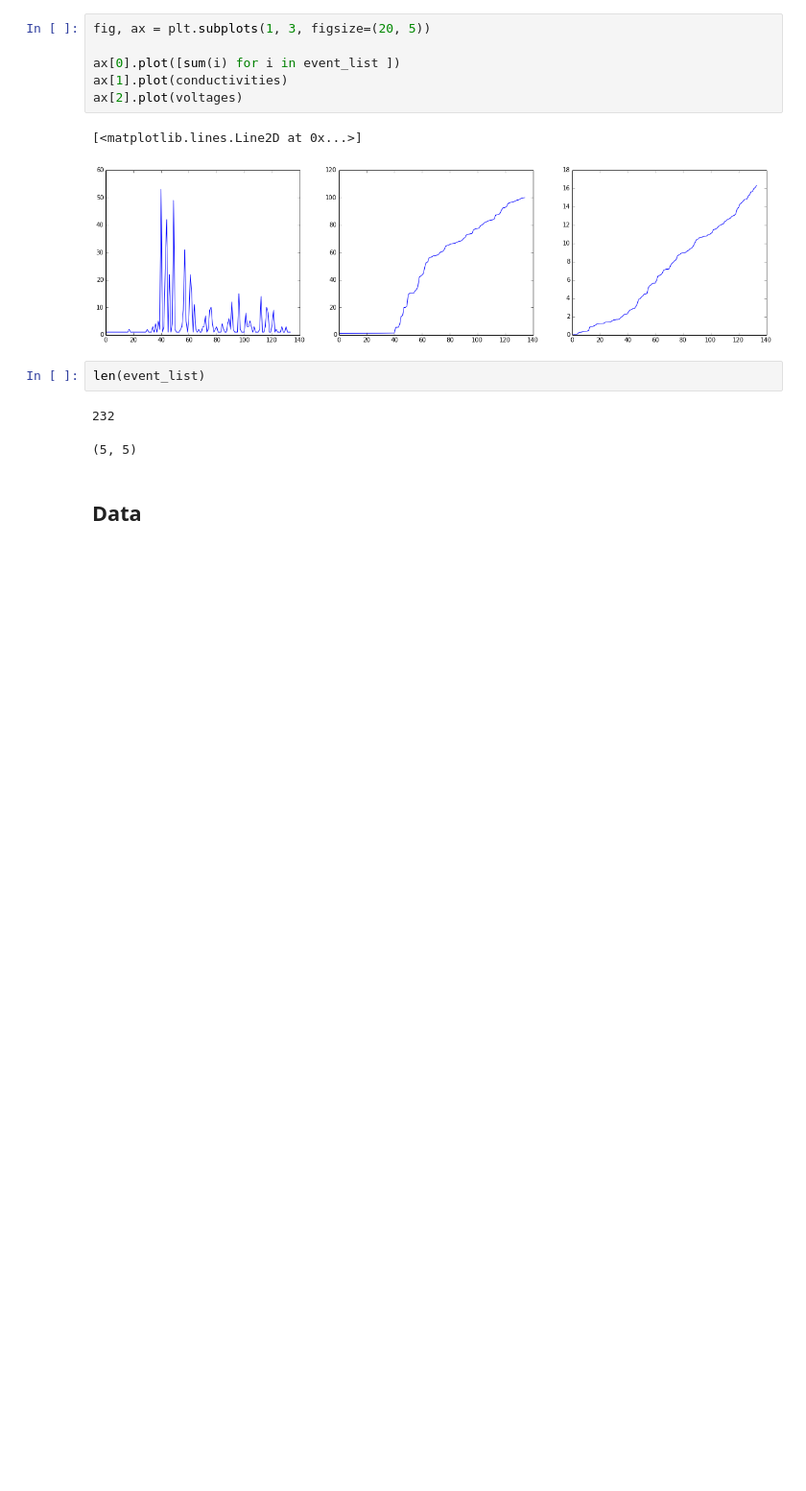
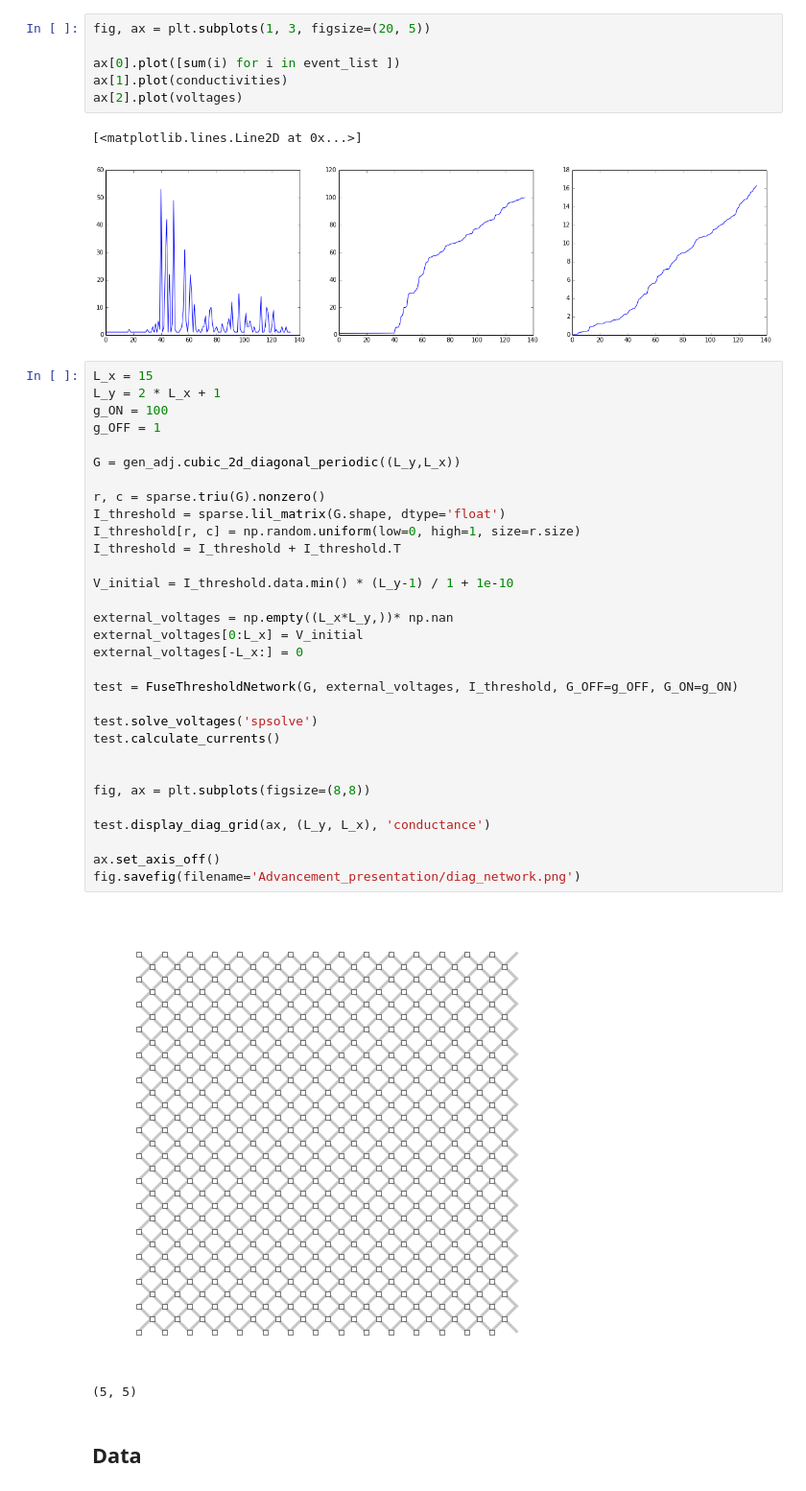
Before and after one commit to forrestsheldon/memNets, a Jupyter notebook: Fuse_Threshold_Network.ipynb, the cells around one changed output. Shown at 96% size. Saved outputs shown, nothing was run; the diff lists cells and outputs as text; blank space fills up the shorter version.

```diff
--- a/Fuse_Threshold_Network.ipynb
+++ b/Fuse_Threshold_Network.ipynb
@@ -733,10 +733,39 @@ ax[2].plot(voltages)
 # %% [output]
 [<matplotlib.lines.Line2D at 0x...>]
 [figure]
-# %%
-len(event_list)
-# %% [output]
-232
+# %%
+L_x = 15
+L_y = 2 * L_x + 1
+g_ON = 100
+g_OFF = 1
+
+G = gen_adj.cubic_2d_diagonal_periodic((L_y,L_x))
+
+r, c = sparse.triu(G).nonzero()
+I_threshold = sparse.lil_matrix(G.shape, dtype='float')
+I_threshold[r, c] = np.random.uniform(low=0, high=1, size=r.size)
+I_threshold = I_threshold + I_threshold.T
+
+V_initial = I_threshold.data.min() * (L_y-1) / 1 + 1e-10
+
+external_voltages = np.empty((L_x*L_y,))* np.nan
+external_voltages[0:L_x] = V_initial
+external_voltages[-L_x:] = 0
+
+test = FuseThresholdNetwork(G, external_voltages, I_threshold, G_OFF=g_OFF, G_ON=g_ON)
+
+test.solve_voltages('spsolve')
+test.calculate_currents()
+
+
+fig, ax = plt.subplots(figsize=(8,8))
+
+test.display_diag_grid(ax, (L_y, L_x), 'conductance')
+
+ax.set_axis_off()
+fig.savefig(filename='Advancement_presentation/diag_network.png')
+# %% [output]
+[figure, added]
 # %%
 # %% [output]
 (5, 5)
```
Also changed, not shown: 11 other files.
